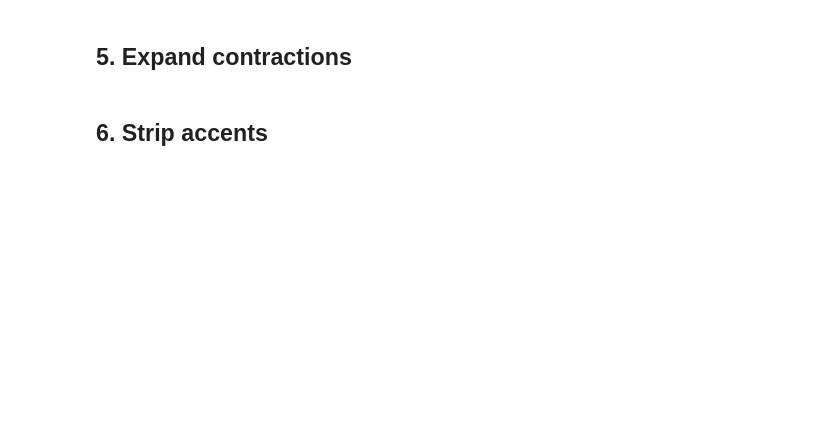
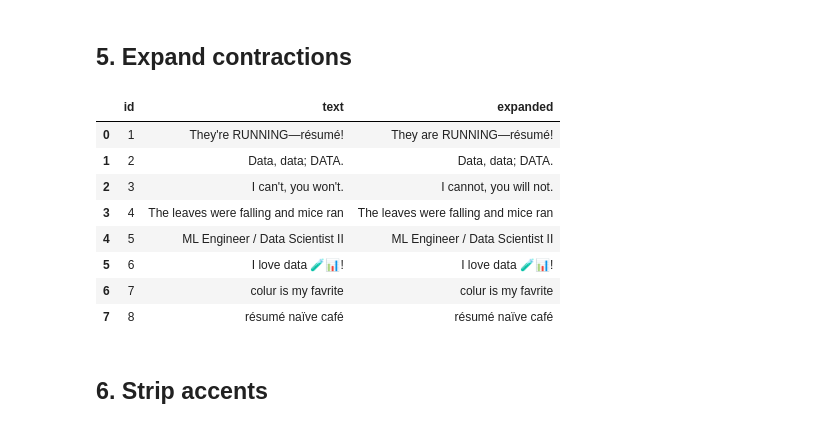
Before and after one commit to Dan-the-baguette-man/example_names, a Jupyter notebook: Module09/session2.ipynb, the cells around one changed output. Cells and saved outputs as stored; diff of their text form; code cells hidden in the pictures; blank space fills up the shorter version.

```diff
--- a/Module09/session2.ipynb
+++ b/Module09/session2.ipynb
@@ -56,12 +97,22 @@ df[['id','no_punct','ws_norm']]
 # %%
 try:
     import contractions
 except Exception as e:
     print("Install the 'contractions' package to run this cell: pip install contractions")
     raise
 
-df['expanded'] = df['ws_norm'].apply(contractions.fix)
-df[['id','ws_norm','expanded']]
+df['expanded'] = df['text'].apply(contractions.fix)
+df[['id','text','expanded']]
+# %% [output]
+|  | id | text | expanded |
+| 0 | 1 | They're RUNNING—résumé! | They are RUNNING—résumé! |
+| 1 | 2 | Data, data; DATA. | Data, data; DATA. |
+| 2 | 3 | I can't, you won't. | I cannot, you will not. |
+| 3 | 4 | The leaves were falling and mice ran | The leaves were falling and mice ran |
+| 4 | 5 | ML Engineer / Data Scientist II | ML Engineer / Data Scientist II |
+| 5 | 6 | I love data 🧪📊! | I love data 🧪📊! |
+| 6 | 7 | colur is my favrite | colur is my favrite |
+| 7 | 8 | résumé naïve café | résumé naïve café |
 # %% [markdown]
 ## 6. Strip accents
 # %%
```
Also changed, not shown: parts of 16 cells of this notebook.
